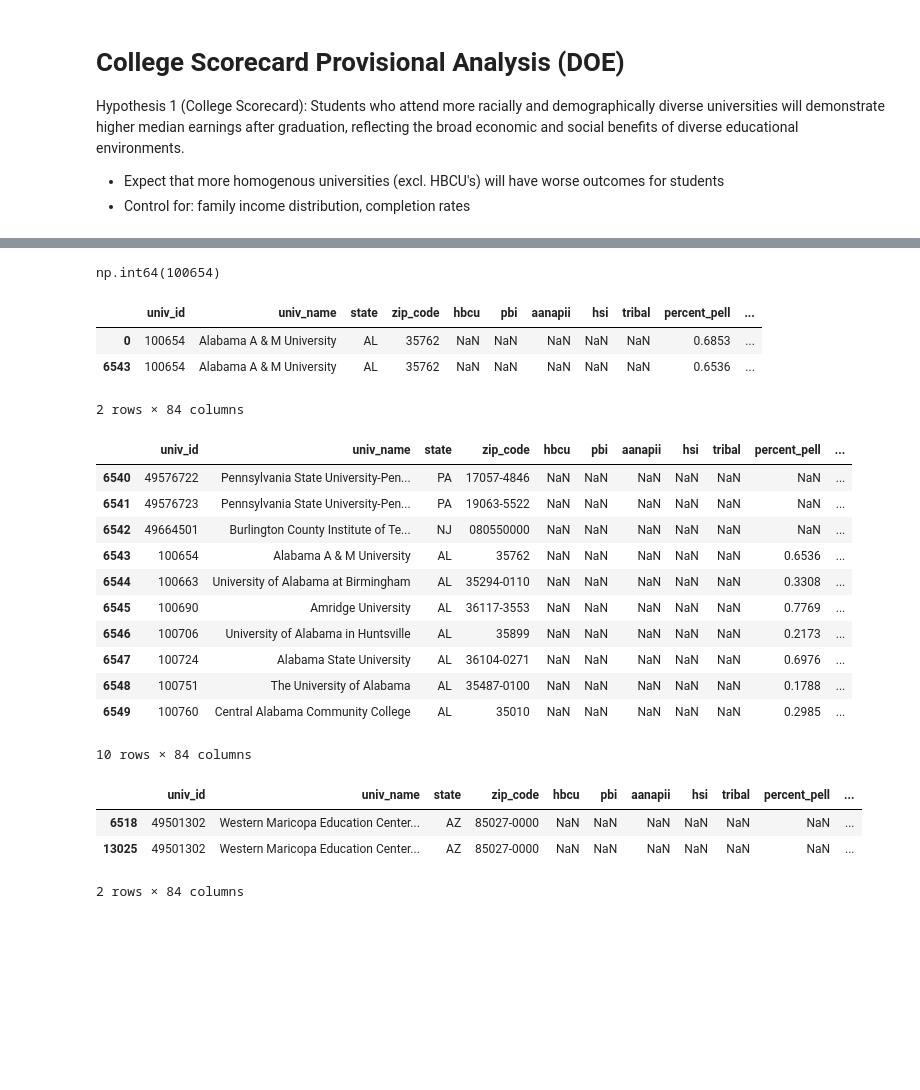
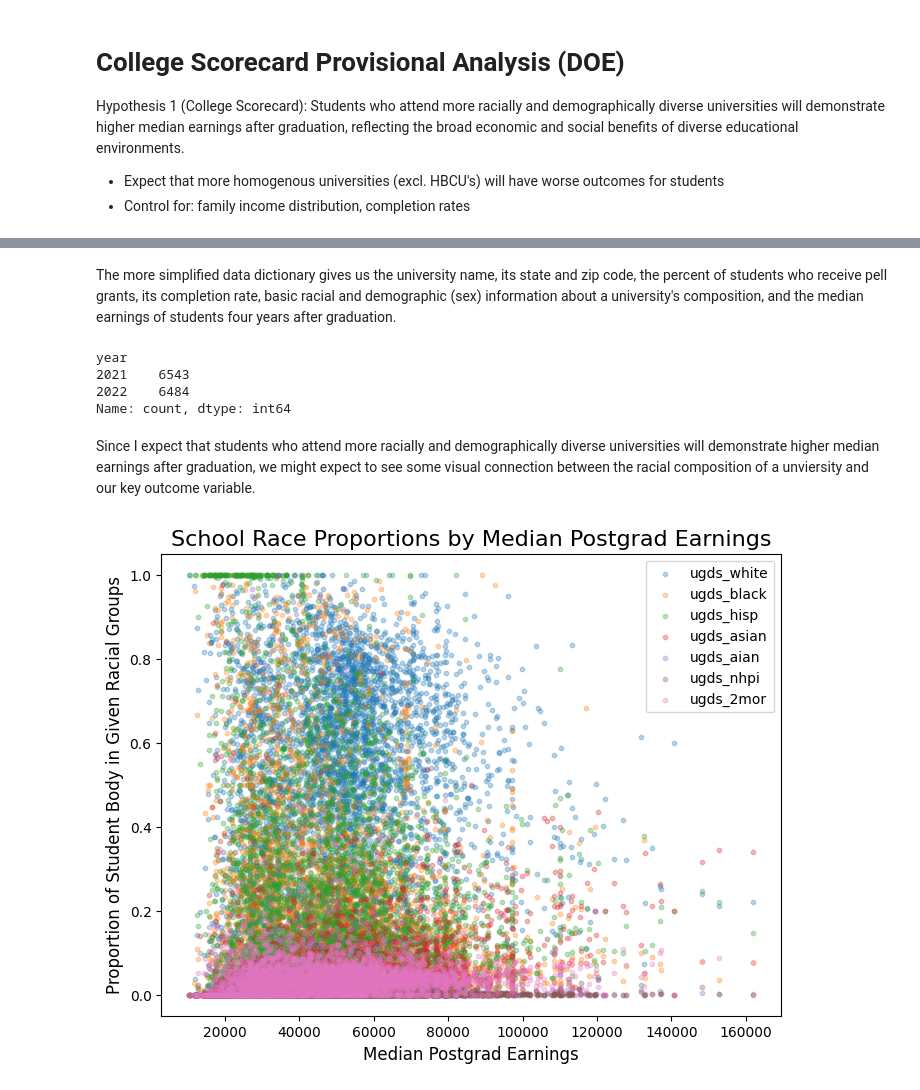
Before and after one commit to davidgarmal/comm3180_S26_G3_Data_Project, a Jupyter notebook: glynn_provisional_analysis.ipynb, the cells around one changed output, grey strips where cells are left out. Cells and saved outputs as stored; diff of their text form; code cells hidden in the pictures; blank space fills up the shorter version.

Commit message:
first pass at analysis

```diff
--- a/glynn_provisional_analysis.ipynb
+++ b/glynn_provisional_analysis.ipynb
@@ -68 +71,5 @@ memory usage: 8.9 MB
 6678
+# %%
+#Asked claude for an equivalent to complete.cases() in R to keep only columns with at least some non-null values
+dat = dat.dropna(axis=1, how='all')
+dat.info()
@@ -69,39 +94,29 @@ memory usage: 8.9 MB
+# %% [markdown]
+The more simplified data dictionary gives us the university name, its state and zip code, the percent of students who receive pell grants, its completion rate, basic racial and demographic (sex) information about a university's composition, and the median earnings of students four years after graduation.
 # %%
-#need to find where the university ID is equal to one again at the bottom half of the dataset becasuse I forgot to specify whether
-    #an entry was for 2021 or 2022 when I merged the datasets then deleted the files.
-#find the very first entry
-dat['univ_id'].iloc[0]
+#approx equal data for year, but a few universities not captured between year
+dat['year'].value_counts()
 # %% [output]
-np.int64(100654)
+year
+2021    6543
+2022    6484
+Name: count, dtype: int64
-# %%
-#check where the dataset restarts by looking at which row number has this entry a second time
-dat[dat['univ_id']== 100654]
-# %% [output]
-|  | univ_id | univ_name | state | zip_code | hbcu | pbi | aanapii | hsi | tribal | percent_pell | ... |
-| 0 | 100654 | Alabama A & M University | AL | 35762 | NaN | NaN | NaN | NaN | NaN | 0.6853 | ... |
-| 6543 | 100654 | Alabama A & M University | AL | 35762 | NaN | NaN | NaN | NaN | NaN | 0.6536 | ... |
-2 rows × 84 columns
-# %%
-#making sure that this is actually a restarted entry:
-dat[6540:6550] #no, the first dataset seems to cut off around the letter P before going back to A&M
-# %% [output]
-|  | univ_id | univ_name | state | zip_code | hbcu | pbi | aanapii | hsi | tribal | percent_pell | ... |
-| 6540 | 49576722 | Pennsylvania State University-Pen... | PA | 17057-4846 | NaN | NaN | NaN | NaN | NaN | NaN | ... |
-| 6541 | 49576723 | Pennsylvania State University-Pen... | PA | 19063-5522 | NaN | NaN | NaN | NaN | NaN | NaN | ... |
-| 6542 | 49664501 | Burlington County Institute of Te... | NJ | 080550000 | NaN | NaN | NaN | NaN | NaN | NaN | ... |
-| 6543 | 100654 | Alabama A & M University | AL | 35762 | NaN | NaN | NaN | NaN | NaN | 0.6536 | ... |
-| 6544 | 100663 | University of Alabama at Birmingham | AL | 35294-0110 | NaN | NaN | NaN | NaN | NaN | 0.3308 | ... |
-| 6545 | 100690 | Amridge University | AL | 36117-3553 | NaN | NaN | NaN | NaN | NaN | 0.7769 | ... |
-| 6546 | 100706 | University of Alabama in Huntsville | AL | 35899 | NaN | NaN | NaN | NaN | NaN | 0.2173 | ... |
-| 6547 | 100724 | Alabama State University | AL | 36104-0271 | NaN | NaN | NaN | NaN | NaN | 0.6976 | ... |
-| 6548 | 100751 | The University of Alabama | AL | 35487-0100 | NaN | NaN | NaN | NaN | NaN | 0.1788 | ... |
-| 6549 | 100760 | Central Alabama Community College | AL | 35010 | NaN | NaN | NaN | NaN | NaN | 0.2985 | ... |
-10 rows × 84 columns
+# %% [markdown]
+Since I expect that students who attend more racially and demographically diverse universities will demonstrate higher median earnings after graduation, we might expect to see some visual connection between the racial composition of a unviersity and our key outcome variable.
 # %%
-dat[13024:13026] #but maricopa is an entry twice... so the original dataset must be complete, just out of order?
-dat[dat['univ_id']== 49501302]
+race_cols = ['ugds_white', 'ugds_black', 'ugds_hisp', 'ugds_asian', 'ugds_aian',
+             'ugds_nhpi', 'ugds_2mor']
+
+fig, ax = plt.subplots(figsize = (8,6))
+
+for col in race_cols:
+    ax.scatter(dat['md_earn_wne_4yr'], dat[col], label=col, alpha=0.3, s=10)
+
+ax.set_title("School Race Proportions by Median Postgrad Earnings", fontsize = 16)
+ax.set_xlabel('Median Postgrad Earnings', fontsize=12)
+ax.set_ylabel('Proportion of Student Body in Given Racial Groups', fontsize=12)
+plt.legend()
+
+plt.show()
 # %% [output]
-|  | univ_id | univ_name | state | zip_code | hbcu | pbi | aanapii | hsi | tribal | percent_pell | ... |
-| 6518 | 49501302 | Western Maricopa Education Center... | AZ | 85027-0000 | NaN | NaN | NaN | NaN | NaN | NaN | ... |
-| 13025 | 49501302 | Western Maricopa Education Center... | AZ | 85027-0000 | NaN | NaN | NaN | NaN | NaN | NaN | ... |
-2 rows × 84 columns
+[figure, added]
```
Also changed, not shown: parts of 11 cells of this notebook, 3 other files.
